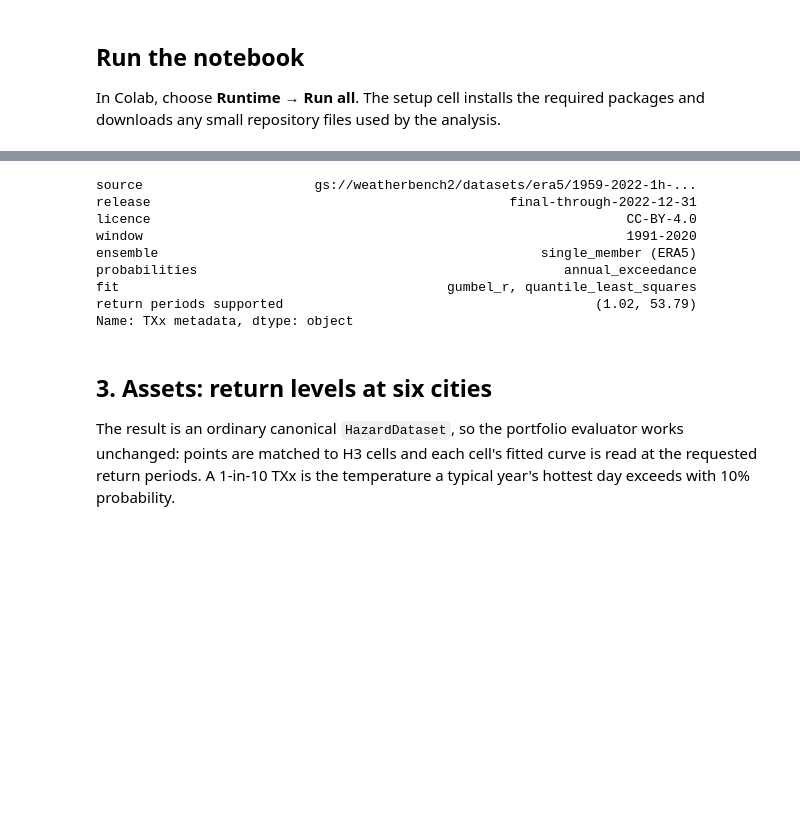
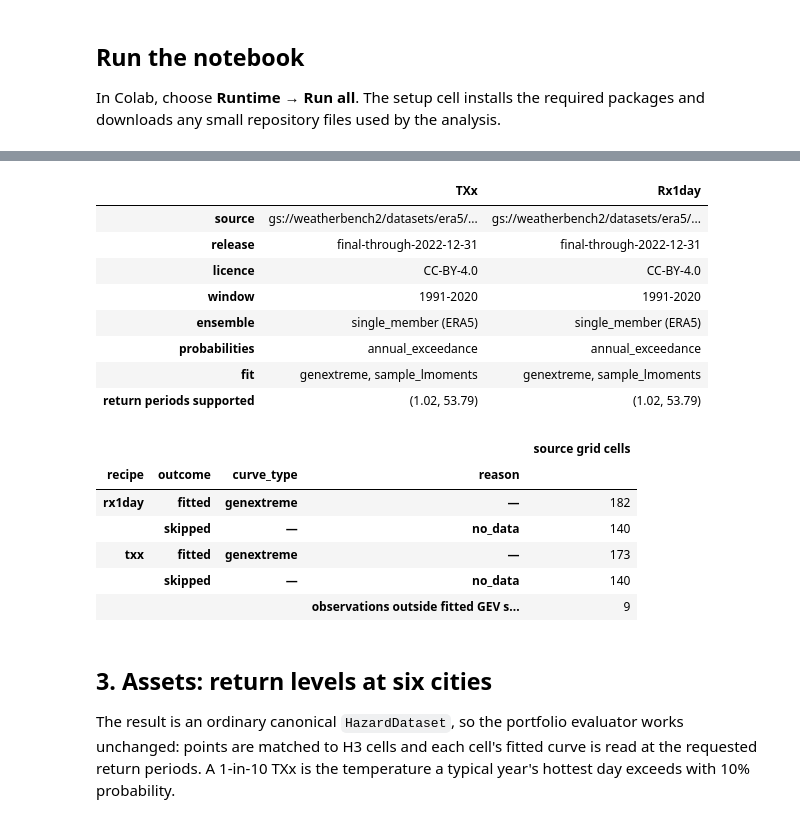
Before and after one commit to RiskThinking/crc-docs, a Jupyter notebook: notebooks/era5_historical_baseline.ipynb, the cells around one changed output, grey strips where cells are left out. Saved outputs shown, nothing was run; the diff lists cells and outputs as text; code cells hidden in the pictures; blank space fills up the shorter version.

```diff
--- a/notebooks/era5_historical_baseline.ipynb
+++ b/notebooks/era5_historical_baseline.ipynb
@@ -179,18 +200,43 @@ Network access and fitting occur only at prefetch/materialize/write.
 # %%
 txx = txx_plan.materialize(DATA_DIR / "era5_txx_europe.parquet")
-rx1day = era5_plan("rx1day").materialize(DATA_DIR / "era5_rx1day_europe.parquet")
+rx1day = rx1day_plan.materialize(DATA_DIR / "era5_rx1day_europe.parquet")
 
-metadata = txx.metadata()
-print(f"{txx.materialization.canonical_rows:,} TXx rows, {rx1day.materialization.canonical_rows:,} Rx1day rows "
-      f"({txx.materialization.source_cache_hits} cached years read, {txx.materialization.source_cache_misses} fetched)")
-pd.Series({
-    "source": metadata.source.uri,
-    "release": metadata.source.version,
-    "licence": metadata.source.licence,
-    "window": f"{metadata.temporal_window.start_year}-{metadata.temporal_window.end_year}",
-    "ensemble": f"{metadata.ensemble.pooling} ({', '.join(metadata.ensemble.models)})",
-    "probabilities": metadata.probability_semantics,
-    "fit": f"{metadata.fitting.families[0]}, {metadata.fitting.method}",
-    "return periods supported": tuple(round(v, 2) for v in metadata.return_period_support),
-}, name="TXx metadata")
+for name, dataset in (("TXx", txx), ("Rx1day", rx1day)):
+    result = dataset.materialization
+    print(f"{name}: {result.canonical_rows:,} canonical rows, "
+          f"{result.source_cache_hits} cached years read, {result.source_cache_misses} fetched")
+
+
+def describe_fit(dataset):
+    metadata = dataset.metadata()
+    return {
+        "source": metadata.source.uri,
+        "release": metadata.source.version,
+        "licence": metadata.source.licence,
+        "window": f"{metadata.temporal_window.start_year}-{metadata.temporal_window.end_year}",
+        "ensemble": f"{metadata.ensemble.pooling} ({', '.join(metadata.ensemble.models)})",
+        "probabilities": metadata.probability_semantics,
+        "fit": f"{', '.join(metadata.fitting.families)}, {metadata.fitting.method}",
+        "return periods supported": tuple(round(v, 2) for v in metadata.return_period_support),
+    }
+
+
+display(pd.DataFrame({"TXx": describe_fit(txx), "Rx1day": describe_fit(rx1day)}))
+
+# One diagnostics row per source grid cell, before expansion into H3 cells.
+fit_records = []
+for recipe, plan in (("txx", txx_plan), ("rx1day", rx1day_plan)):
+    if plan.policy.diagnostics is not None:
+        records = pq.read_table(plan.policy.diagnostics).to_pandas()
+        records["recipe"] = recipe
+        fit_records.append(records)
+if fit_records:
+    fit_summary = pd.concat(fit_records, ignore_index=True)
+    failed = fit_summary["reason"].eq("fit_failed")
+    fit_summary.loc[failed, "reason"] = fit_summary.loc[failed, "message"]
+    display(
+        fit_summary.fillna({"reason": "—", "curve_type": "—"})
+        .groupby(["recipe", "outcome", "curve_type", "reason"], dropna=False)
+        .size().rename("source grid cells").to_frame()
+    )
 # %% [output]
@@ -198,12 +245,19 @@ pd.Series({
-source                      gs://weatherbench2/datasets/era5/1959-2022-1h-...
-release                                              final-through-2022-12-31
-licence                                                             CC-BY-4.0
-window                                                              1991-2020
-ensemble                                                 single_member (ERA5)
-probabilities                                               annual_exceedance
-fit                                          gumbel_r, quantile_least_squares
-return periods supported                                        (1.02, 53.79)
-Name: TXx metadata, dtype: object
+|  | TXx | Rx1day |
+| source | gs://weatherbench2/datasets/era5/... | gs://weatherbench2/datasets/era5/... |
+| release | final-through-2022-12-31 | final-through-2022-12-31 |
+| licence | CC-BY-4.0 | CC-BY-4.0 |
+| window | 1991-2020 | 1991-2020 |
+| ensemble | single_member (ERA5) | single_member (ERA5) |
+| probabilities | annual_exceedance | annual_exceedance |
+| fit | genextreme, sample_lmoments | genextreme, sample_lmoments |
+| return periods supported | (1.02, 53.79) | (1.02, 53.79) |
+|  |  |  |  | source grid cells |
+| recipe | outcome | curve_type | reason |  |
+| rx1day | fitted | genextreme | — | 182 |
+|  | skipped | — | no_data | 140 |
+| txx | fitted | genextreme | — | 173 |
+|  | skipped | — | no_data | 140 |
+|  |  |  | observations outside fitted GEV s... | 9 |
 # %% [markdown]
 ## 3. Assets: return levels at six cities
 
```
Also changed, not shown: parts of 11 cells of this notebook, 3 other files.
